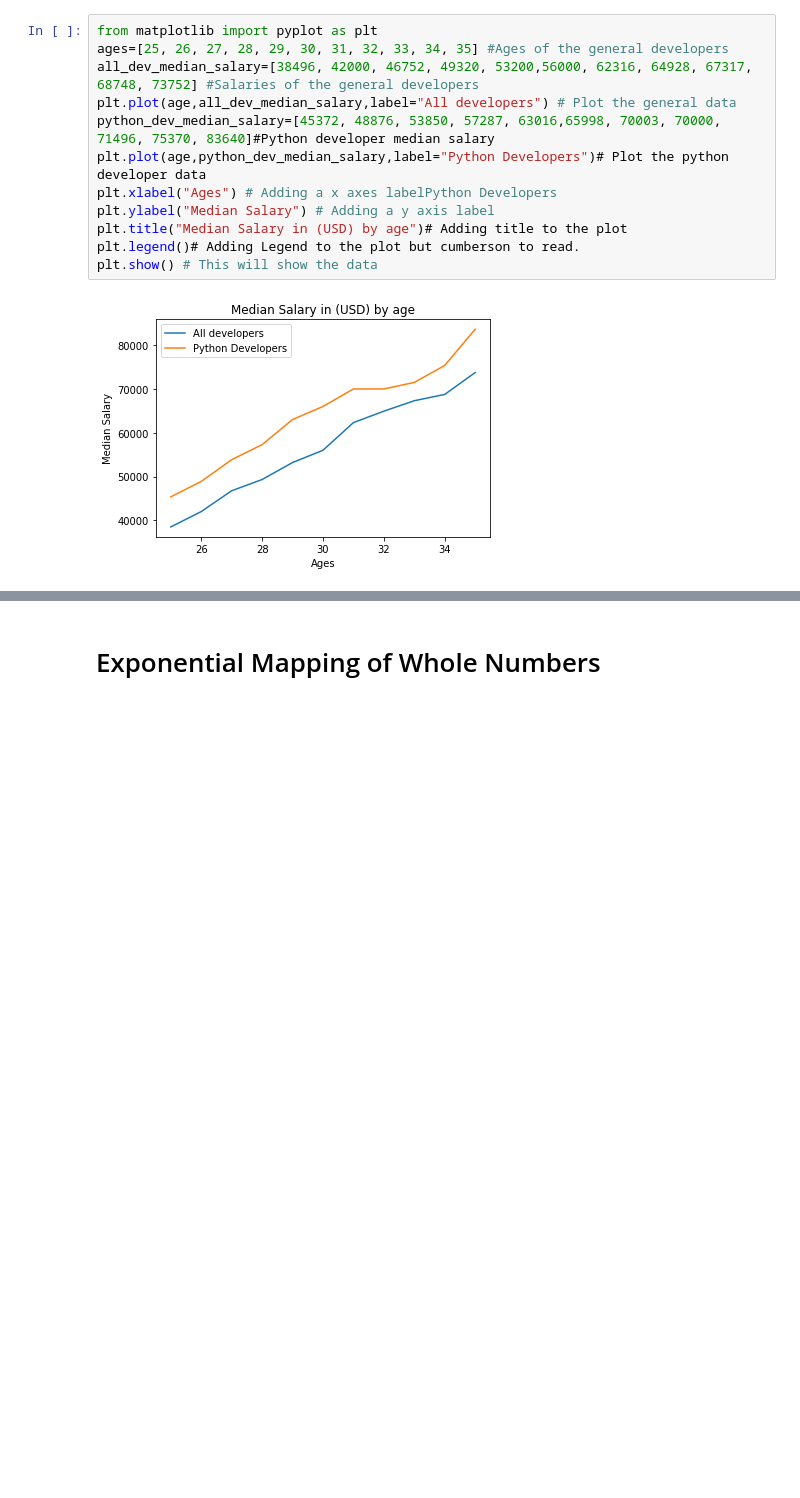
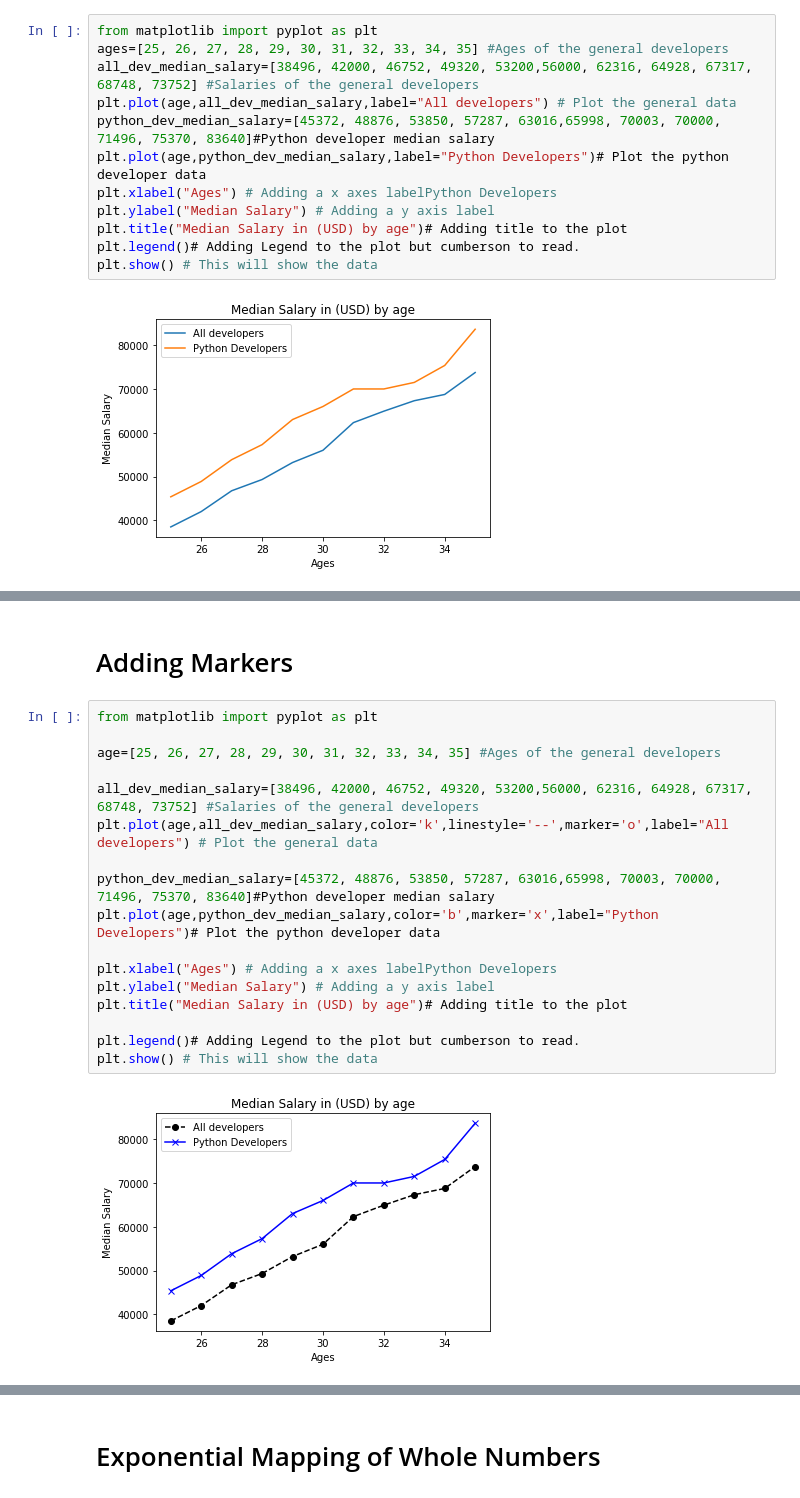
Before and after one commit to Vikasjce/Python, a Jupyter notebook: Matplotlib/pyplot_the_most_common_plot.ipynb, the cells around one changed output, grey strips where cells are left out. Saved outputs shown, nothing was run; the diff lists cells and outputs as text; blank space fills up the shorter version.

```diff
--- a/Matplotlib/pyplot_the_most_common_plot.ipynb
+++ b/Matplotlib/pyplot_the_most_common_plot.ipynb
@@ -70,0 +116,21 @@ plt.show() # This will show the data
+# %% [markdown]
+# Adding Markers
+# %%
+from matplotlib import pyplot as plt
+
+age=[25, 26, 27, 28, 29, 30, 31, 32, 33, 34, 35] #Ages of the general developers
+
+all_dev_median_salary=[38496, 42000, 46752, 49320, 53200,56000, 62316, 64928, 67317, 68748, 73752] #Salaries of the general developers
+plt.plot(age,all_dev_median_salary,color='k',linestyle='--',marker='o',label="All developers") # Plot the general data
+
+python_dev_median_salary=[45372, 48876, 53850, 57287, 63016,65998, 70003, 70000, 71496, 75370, 83640]#Python developer median salary
+plt.plot(age,python_dev_median_salary,color='b',marker='x',label="Python Developers")# Plot the python developer data
+
+plt.xlabel("Ages") # Adding a x axes labelPython Developers
+plt.ylabel("Median Salary") # Adding a y axis label
+plt.title("Median Salary in (USD) by age")# Adding title to the plot
+
+plt.legend()# Adding Legend to the plot but cumberson to read.
+plt.show() # This will show the data
+# %% [output]
+[figure, added]
```
Also changed, not shown: parts of 15 cells of this notebook.
